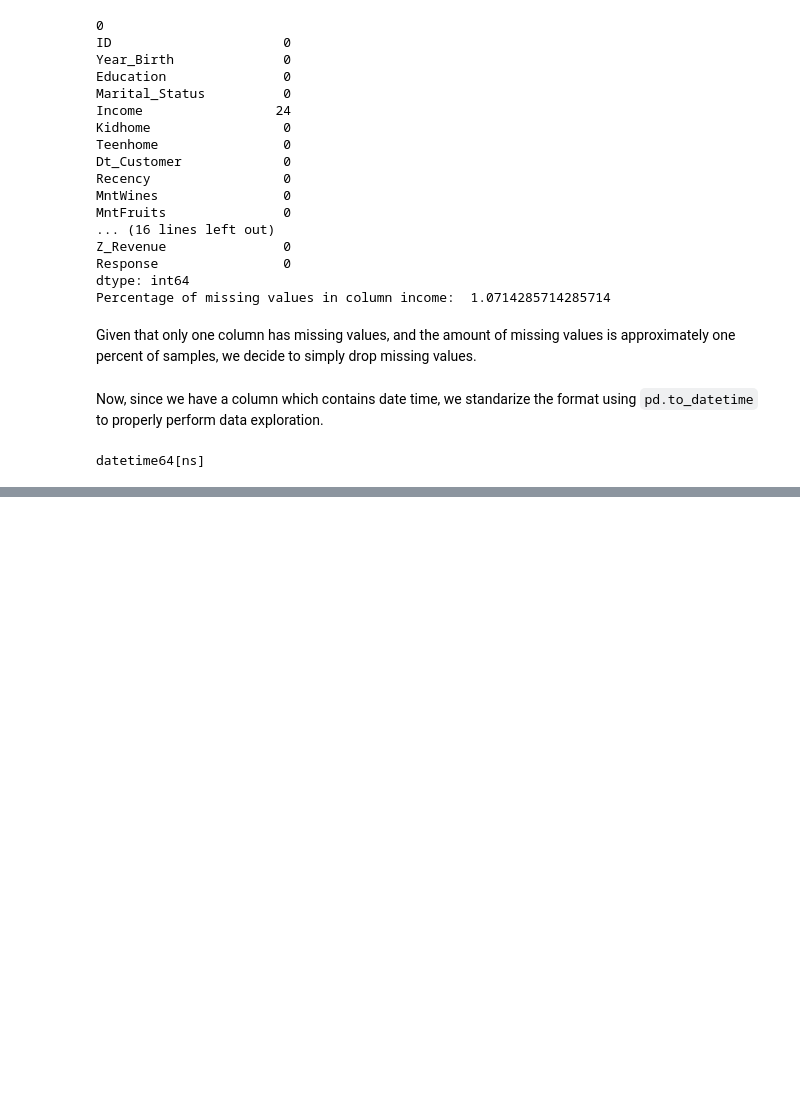
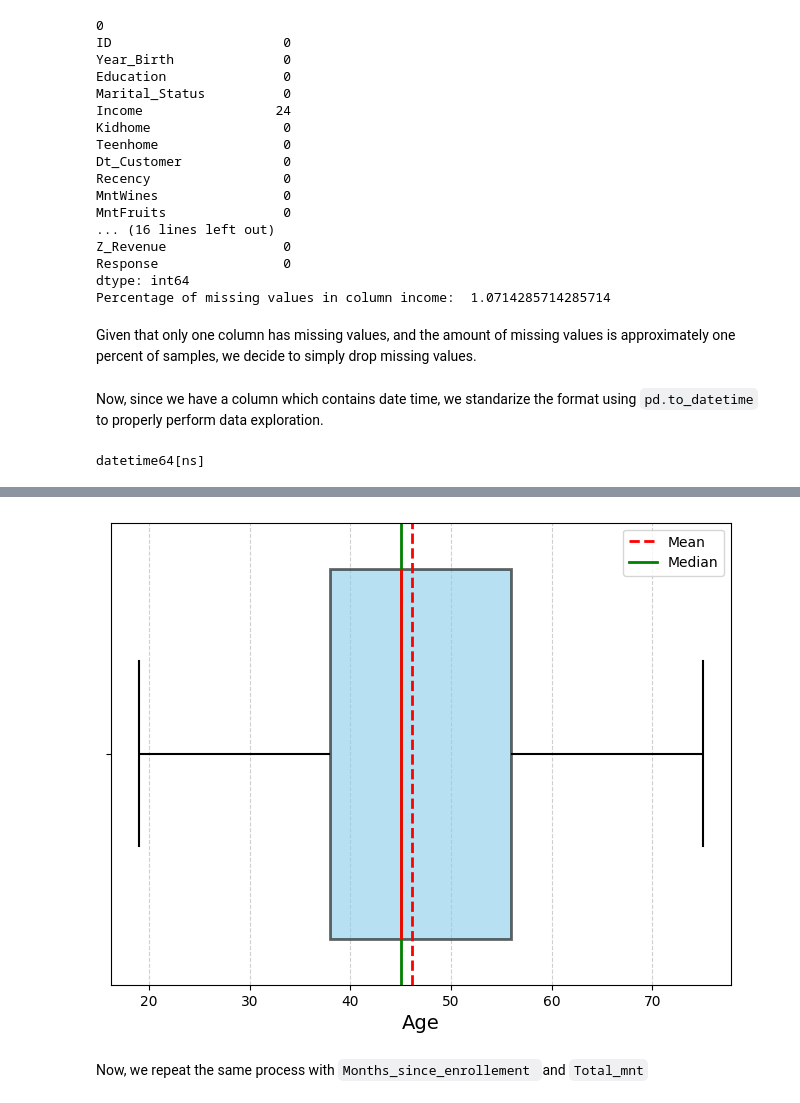
Before and after one commit to valentinpylypchuk/AAA-ML-Project-2025-26, a Jupyter notebook: Project.ipynb, the cells around one changed output, grey strips where cells are left out. Drawn from its saved outputs; the diff is of its cells as text; code cells hidden in the pictures; blank space fills up the shorter version.

```diff
--- a/Project.ipynb
+++ b/Project.ipynb
@@ -135,0 +356,34 @@ datetime64[ns]
+# %%
+plt.figure(figsize=(8,6))
+
+# Advanced boxplot using Seaborn
+sns.boxplot(
+    x=data_no_outliers['Age'],
+    color='lightblue',
+    fliersize=5,          # size of outlier markers
+    linewidth=2,          # line thickness
+    boxprops=dict(facecolor='skyblue', alpha=0.6, edgecolor='black'),
+    medianprops=dict(color='red', linewidth=2),
+    whiskerprops=dict(color='black', linewidth=1.5),
+    capprops=dict(color='black', linewidth=1.5)
+)
+
+# Add labels
+plt.xlabel('Age', fontsize=14)
+plt.grid(True, axis='x', linestyle='--', alpha=0.6)
+
+# Add mean and annotations
+mean_val = data_no_outliers['Age'].mean()
+median_val = data_no_outliers['Age'].median()
+
+# Lines for average and mean
+plt.axvline(data_no_outliers['Age'].mean(), color='red', linestyle='--', linewidth=2, label='Mean')
+plt.axvline(data_no_outliers['Age'].median(), color='green', linestyle='-', linewidth=2, label='Median')
+
+plt.legend()
+plt.show()
+# %% [output]
+[figure, added]
+# %% [markdown]
+Now, we repeat the same process with `Months_since_enrollement
+`and `Total_mnt`
```
Also changed, not shown: parts of 31 cells of this notebook.
